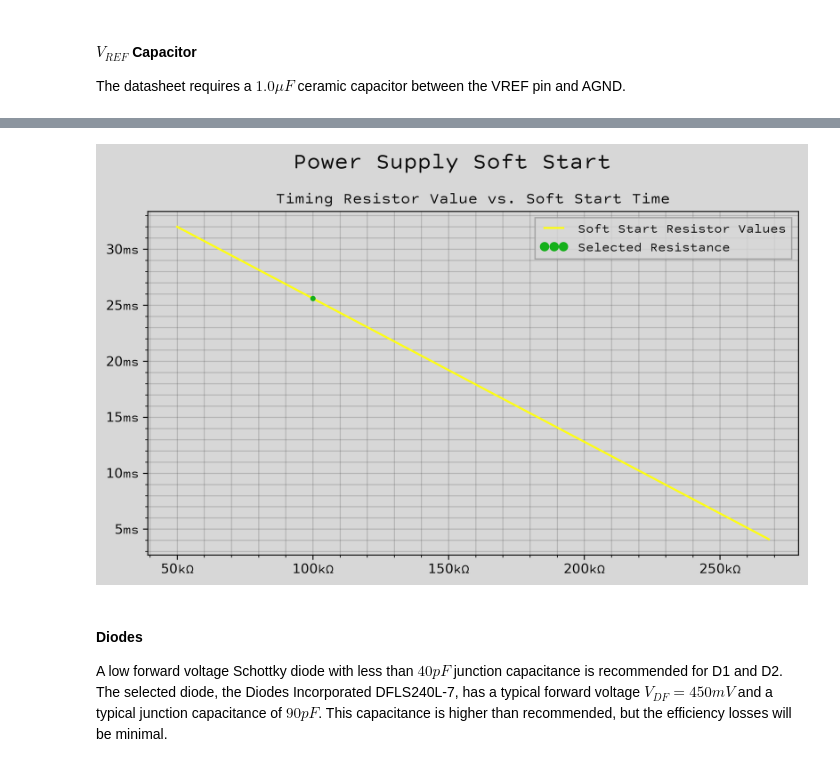
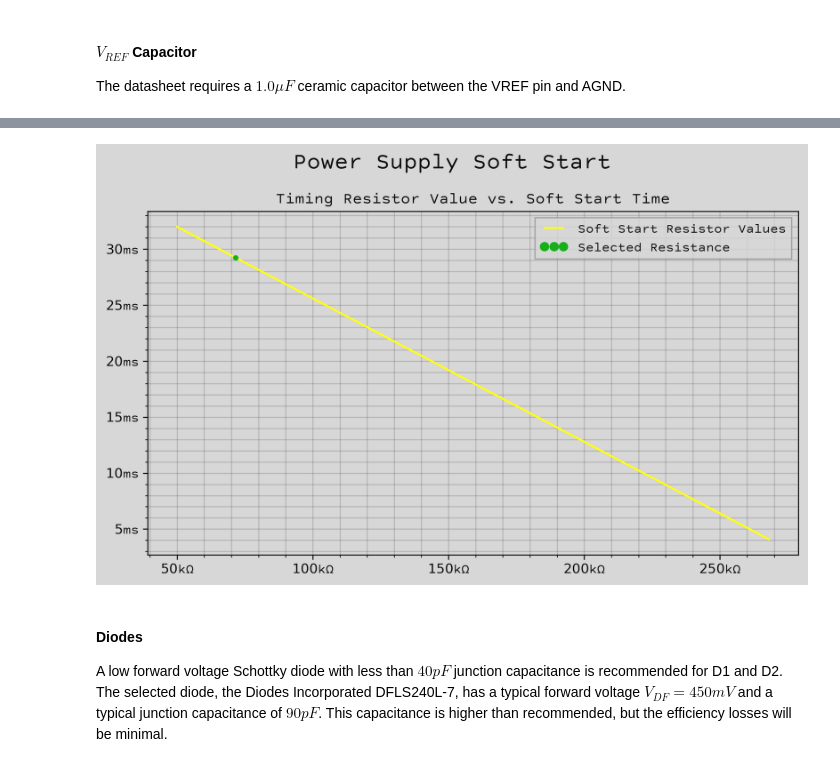
Before and after one commit to arizzoni/baseboard, a Jupyter notebook: hardware/doc/Design Reference Document.ipynb, the cells around one changed output, grey strips where cells are left out. Cells and saved outputs as stored; diff of their text form; code cells hidden in the pictures.

```diff
--- a/hardware/doc/Design Reference Document.ipynb
+++ b/hardware/doc/Design Reference Document.ipynb
@@ -174,24 +197,24 @@ Soft start is not a required feature, but it can be implemented and the resistor
 # %%
 fig, ax = plt.subplots(1, 1)
 
 R_SOFT_START = np.linspace(50E3, 268E3, 800)
 t_SOFT_START = 38.4E-3 - 1.28E-7 * R_SOFT_START
 
 ax.plot(R_SOFT_START, t_SOFT_START, label='Soft Start Resistor Values')
 
-R_SOFT_START = 100E3
+R_SOFT_START = 71.5E3
 t_SOFT_START = 38.4E-3 - 1.28E-7 * R_SOFT_START
 
 ax.plot(R_SOFT_START, t_SOFT_START, '.', label='Selected Resistance')
 
 ax.yaxis.set_major_formatter(formatter_s)
 ax.xaxis.set_major_formatter(formatter_Ohm)
 ax.set_title("Timing Resistor Value vs. Soft Start Time")
 fig.suptitle("Power Supply Soft Start")
 ax.legend()
 fig.tight_layout()
 # %% [output]
-[figure, old version]
+[figure, new version]
 # %% [markdown]
 #### Diodes
 
```
Also changed, not shown: parts of 11 cells of this notebook, 33 other files.
